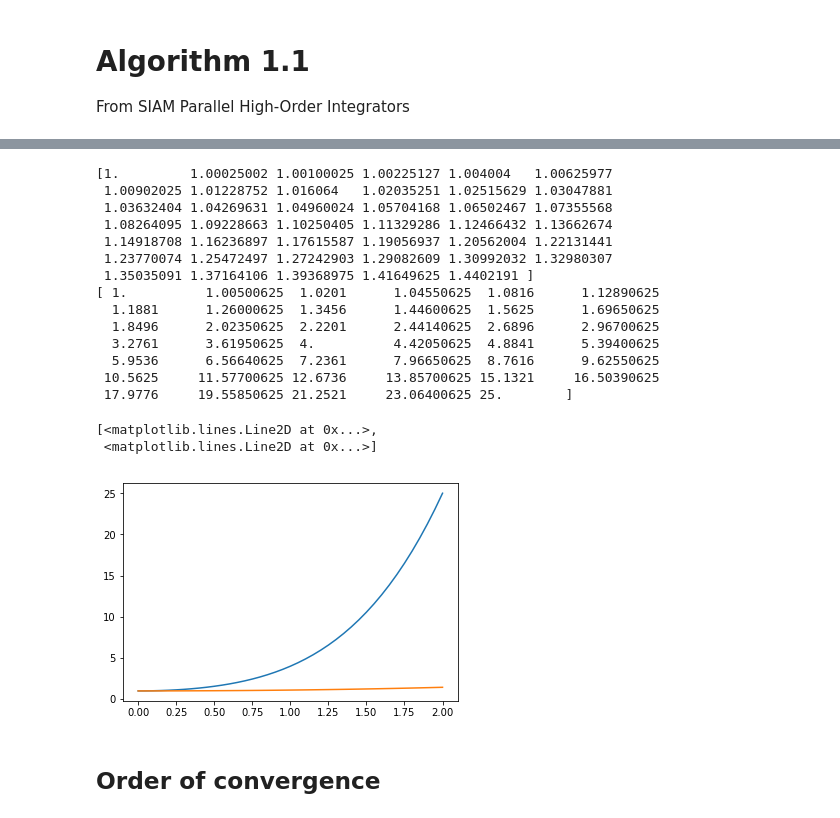
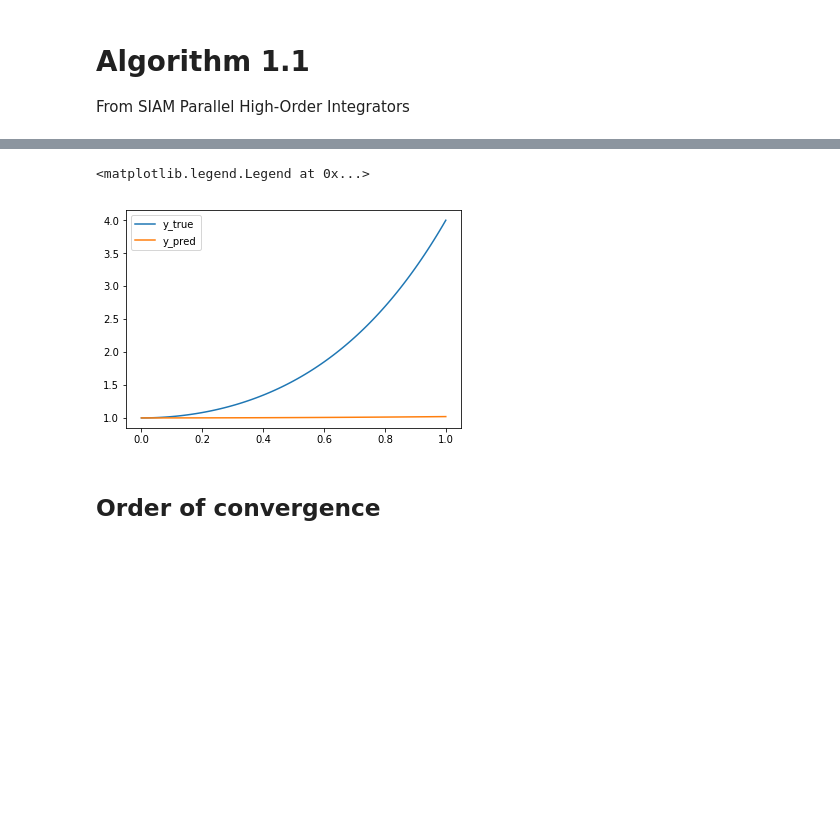
Before and after one commit to turbulencelover/time-integration-solvers, a Jupyter notebook: SolversPY.ipynb, the cells around one changed output, grey strips where cells are left out. Saved outputs shown, nothing was run; the diff lists cells and outputs as text; code cells hidden in the pictures; blank space fills up the shorter version.

```diff
--- a/SolversPY.ipynb
+++ b/SolversPY.ipynb
@@ -65,21 +70,23 @@ def idc_forward_euler(a,b,alpha, N, p, f):
     """Perform IDCp-FE
     Input: (a,b) endpoints; alpha ics; N #intervals; p order.
     Require: N divisible by M=p-1, with JM=N. M is #corrections.
-    Return: eta[J+1]
+    Return: eta_sol
     """
 
     # Initialise, J intervals of size M
-    eta_true = np.zeros(N+1)
-    eta_true[0]=alpha
+    M = p-1
+    if N % M !=0:
+        raise Exception('p-1 does not divide N')
     dt = (b-a)/N
-    M = p-1
     J = int(N/M)
-
     S = np.zeros([M,M+1])
 
     # M corrections, M intervals I, of size J
+    eta_sol = np.zeros(N+1)
+    eta_sol[0]=alpha
     eta = np.zeros([M+1, J, M+1])
     t = np.zeros([J,M+1])
+    eta_overlaps = np.zeros([J])
 
     # Precompute integration matrix
     for m in range(M):
@@ -90,7 +97,7 @@ def idc_forward_euler(a,b,alpha, N, p, f):
 
     for j in range(J):
         # Prediction Loop
-        eta[0, j, 0] = alpha if j == 0 else eta_true[j*M]
+        eta[0, j, 0] = alpha if j == 0 else eta_overlaps[j]
         for m in range(M):
             t[j,m] = (j*M+m)*dt
             eta[0,j,m+1] = eta[0,j,m] + dt*f(t[j,m],eta[0,j,m])
@@ -100,10 +107,14 @@ def idc_forward_euler(a,b,alpha, N, p, f):
             eta[l,j,0] = eta[l-1,j,0]
             for m in range(M):
                 # Error equation, Forward Euler
-                eta[l,j,m+1] = eta[l,j,m] + dt*(f(t[j,m],eta[l,j,m]) - f(t[j,m], eta[l-1,j,m]) + dt*np.sum([S[m,i]*f(t[j,i],eta[l-1,j,i]) for i in range(M)]))
+                eta[l,j,m+1] = eta[l,j,m] + dt*(f(t[j,m],eta[l,j,m])-f(t[j,m],eta[l-1,j,m]) + dt*reduce(lambda x,y: x+y,
+                [S[m,i]*f(t[j,i],eta[l-1,j,i]) for i in range(M)]))
 
-        eta_true[j*M:(j+1)*M +1] = eta[M-1,j]
-    return eta_true
+
+        eta_sol[j*M+1:(j+1)*M +1] = eta[M,j,1:]
+        if j != J-1:
+            eta_overlaps[j+1] = eta[M,j,M]
+    return eta_sol
 # %%
 dy_dt = lambda t, y : 4*t*np.sqrt(y)
 y = lambda t: y0*(1+t**2)**2
@@ -124,29 +140,13 @@ plt.plot(times[:-1],y_true, times, y_preds[0], times, y_preds[1])
 # %%
-i=41
-t = np.linspace(0, 2, i)
-y_pred = idc_forward_euler(0,2,1,i-1,6, dy_dt)
-print(y_pred)
-y_true = y(t)
-print(y_true)
-plt.plot(t, y_true, t, y_pred)
+times2 = np.linspace(0, 1, 101)
+# a, b , alpha, N, p
+y_pred = idc_forward_euler(0,1,1,100,6, dy_dt)
+y_true = [y(t) for t in times2]
+plt.plot(times2, y_true, times2, y_pred)
+plt.legend(['y_true', 'y_pred'])
 # %% [output]
-[1.         1.00025002 1.00100025 1.00225127 1.004004   1.00625977
- 1.00902025 1.01228752 1.016064   1.02035251 1.02515629 1.03047881
- 1.03632404 1.04269631 1.04960024 1.05704168 1.06502467 1.07355568
- 1.08264095 1.09228663 1.10250405 1.11329286 1.12466432 1.13662674
- 1.14918708 1.16236897 1.17615587 1.19056937 1.20562004 1.22131441
- 1.23770074 1.25472497 1.27242903 1.29082609 1.30992032 1.32980307
- 1.35035091 1.37164106 1.39368975 1.41649625 1.4402191 ]
-[ 1.          1.00500625  1.0201      1.04550625  1.0816      1.12890625
-  1.1881      1.26000625  1.3456      1.44600625  1.5625      1.69650625
-  1.8496      2.02350625  2.2201      2.44140625  2.6896      2.96700625
-  3.2761      3.61950625  4.          4.42050625  4.8841      5.39400625
-  5.9536      6.56640625  7.2361      7.96650625  8.7616      9.62550625
- 10.5625     11.57700625 12.6736     13.85700625 15.1321     16.50390625
- 17.9776     19.55850625 21.2521     23.06400625 25.        ]
+<matplotlib.legend.Legend at 0x...>
-[<matplotlib.lines.Line2D at 0x...>,
- <matplotlib.lines.Line2D at 0x...>]
-[figure, old version]
+[figure, new version]
 # %% [markdown]
 ## Order of convergence
 # %%
```
Also changed, not shown: parts of 4 cells of this notebook.
